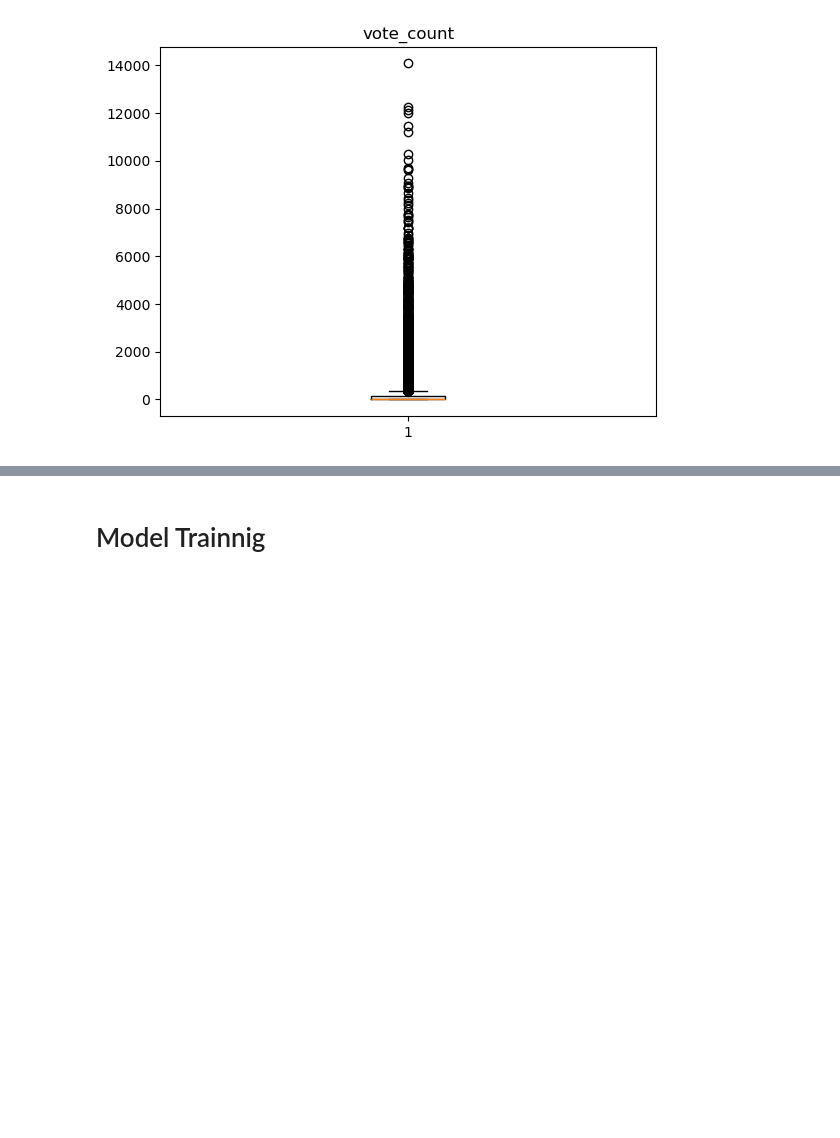
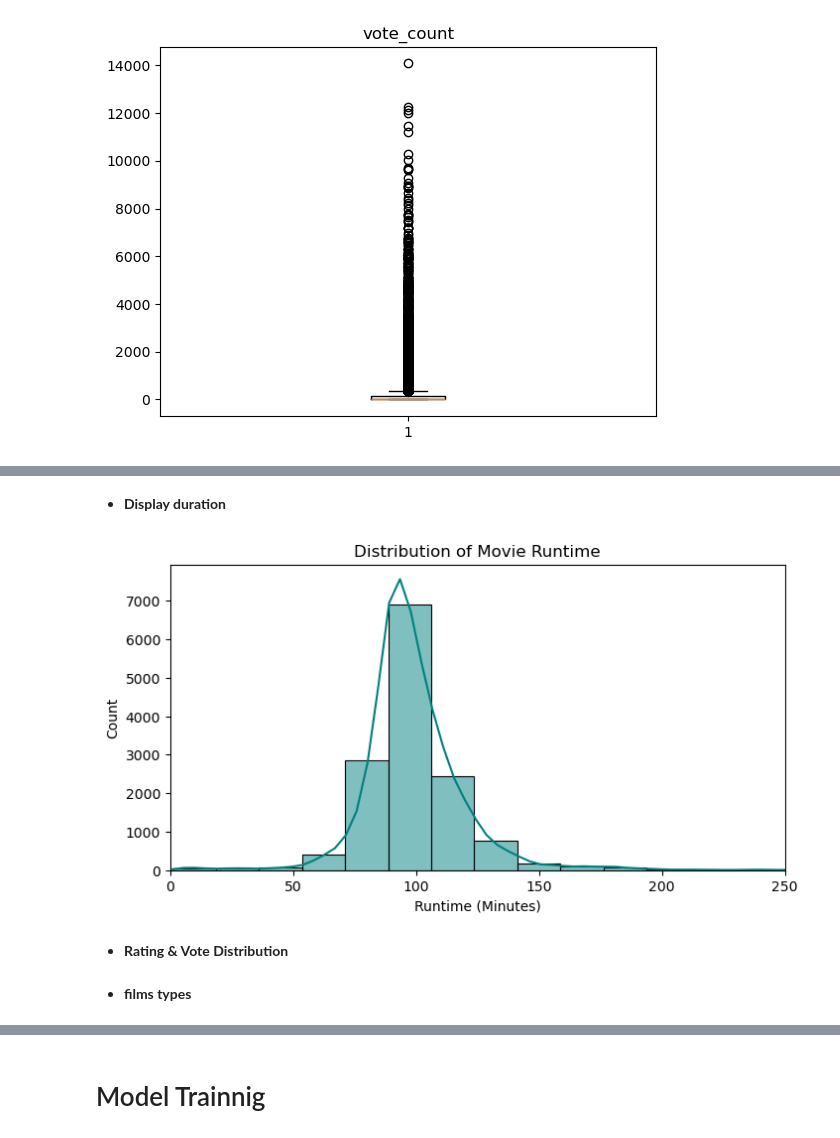
Before and after one commit to alimohammedlo1123-netizen/movie-recommender-system, a Jupyter notebook: final_project.ipynb, the cells around one changed output, grey strips where cells are left out. Drawn from its saved outputs; the diff is of its cells as text; code cells hidden in the pictures; blank space fills up the shorter version.

```diff
--- a/final_project.ipynb
+++ b/final_project.ipynb
@@ -126,0 +184,16 @@ for i in outlier:
+# %% [markdown]
+- **Display duration**
+# %%
+movies['runtime'] = pd.to_numeric(movies['runtime'], errors='coerce')
+
+plt.figure(figsize=(8, 4))
+sns.histplot(movies['runtime'].dropna(), bins=50, kde=True, color='teal')
+plt.title('Distribution of Movie Runtime')
+plt.xlabel('Runtime (Minutes)')
+plt.ylabel('Count')
+plt.xlim(0, 250)
+plt.show()
+# %% [output]
+[figure, added]
+# %% [markdown]
+- **Rating & Vote Distribution**
@@ -126,0 +216,2 @@ for i in outlier:
+# %% [markdown]
+- **films types**
```
Also changed, not shown: parts of 23 cells of this notebook.
